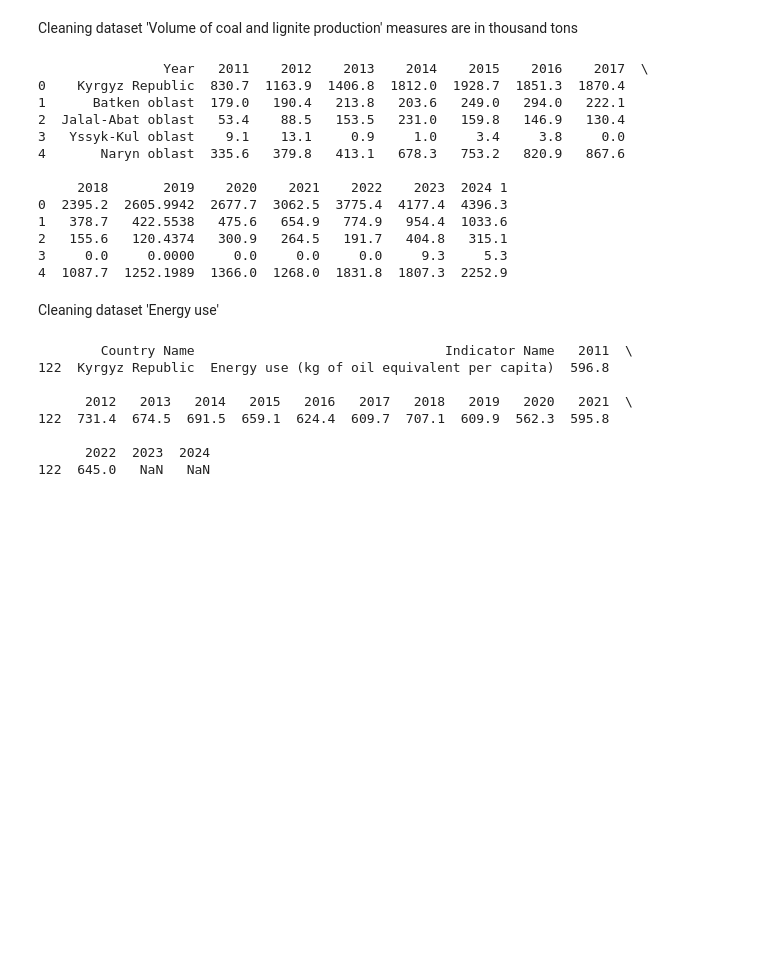
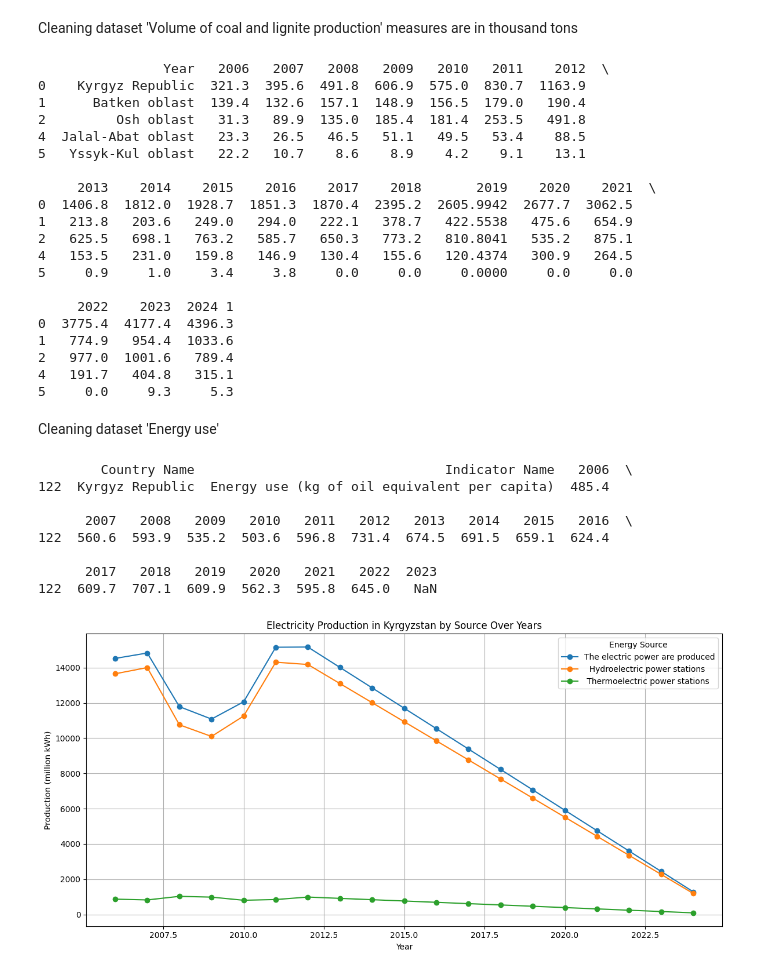
Before and after one commit to NursezimAlieva/Kyrgyz-Republic-Energy, a Jupyter notebook: main.ipynb, the cells around one changed output. Drawn from its saved outputs; the diff is of its cells as text; code cells hidden in the pictures; blank space fills up the shorter version.

Commit message:
visualizing

```diff
--- a/main.ipynb
+++ b/main.ipynb
@@ -35,8 +35,9 @@ print(energyUse.head())
 Cleaning dataset 'Production of electricity'
 measures are in million kilowatt-hours
 # %%
-allEnergy = allEnergy.drop(columns=['Көрсөткүчтөрдүн аталыштары', 'Наименование показателей', 1992, 1993, 1994, 1995, 1996, 1997, 1998, 1999])
+allEnergy = allEnergy.drop(columns=['Көрсөткүчтөрдүн аталыштары', 'Наименование показателей', 1992, 1993, 1994, 1995, 1996, 1997, 1998, 1999, 2000, 2001, 2002, 2003, 2004, 2005])
 allEnergy = allEnergy.rename(columns={'Items': 'Year'})
+allEnergy_T = allEnergy.T
 
-print(allEnergy.head())
+print(allEnergy_T.head())
 # %% [output]
@@ -80,40 +80,66 @@ measures are in thousand tons
 coal = coal.dropna()
 
 #delete columns in russian and kyrgyz language
-coal = coal.drop(columns=['Көрсөткүчтөрдүн аталыштары', 'Наименование показателей', 2006, 2007, 2008, 2009, 2010])
+coal = coal.drop(columns=['Көрсөткүчтөрдүн аталыштары', 'Наименование показателей'])
 coal = coal.rename(columns={'Items': 'Year'})
 coal = coal.replace('-', 0)
+coal_T = coal.T
 
 print(coal.head())
 # %% [output]
-                Year   2011    2012    2013    2014    2015    2016    2017  \
-0    Kyrgyz Republic  830.7  1163.9  1406.8  1812.0  1928.7  1851.3  1870.4
-1      Batken oblast  179.0   190.4   213.8   203.6   249.0   294.0   222.1
-2  Jalal-Abat oblast   53.4    88.5   153.5   231.0   159.8   146.9   130.4
-3   Yssyk-Kul oblast    9.1    13.1     0.9     1.0     3.4     3.8     0.0
-4       Naryn oblast  335.6   379.8   413.1   678.3   753.2   820.9   867.6
+                Year   2006   2007   2008   2009   2010   2011    2012  \
+0    Kyrgyz Republic  321.3  395.6  491.8  606.9  575.0  830.7  1163.9
+1      Batken oblast  139.4  132.6  157.1  148.9  156.5  179.0   190.4
+2         Osh oblast   31.3   89.9  135.0  185.4  181.4  253.5   491.8
+4  Jalal-Abat oblast   23.3   26.5   46.5   51.1   49.5   53.4    88.5
+5   Yssyk-Kul oblast   22.2   10.7    8.6    8.9    4.2    9.1    13.1
 
-     2018       2019    2020    2021    2022    2023  2024 1
-0  2395.2  2605.9942  2677.7  3062.5  3775.4  4177.4  4396.3
-1   378.7   422.5538   475.6   654.9   774.9   954.4  1033.6
-2   155.6   120.4374   300.9   264.5   191.7   404.8   315.1
-3     0.0     0.0000     0.0     0.0     0.0     9.3     5.3
-4  1087.7  1252.1989  1366.0  1268.0  1831.8  1807.3  2252.9
+     2013    2014    2015    2016    2017    2018       2019    2020    2021  \
+0  1406.8  1812.0  1928.7  1851.3  1870.4  2395.2  2605.9942  2677.7  3062.5
+1   213.8   203.6   249.0   294.0   222.1   378.7   422.5538   475.6   654.9
+2   625.5   698.1   763.2   585.7   650.3   773.2   810.8041   535.2   875.1
+4   153.5   231.0   159.8   146.9   130.4   155.6   120.4374   300.9   264.5
+5     0.9     1.0     3.4     3.8     0.0     0.0     0.0000     0.0     0.0
+
+     2022    2023  2024 1
+0  3775.4  4177.4  4396.3
+1   774.9   954.4  1033.6
+2   977.0  1001.6   789.4
+4   191.7   404.8   315.1
+5     0.0     9.3     5.3
 # %% [markdown]
 Cleaning dataset 'Energy use'
 # %%
-energyUse = energyUse.drop(columns=['Indicator Code', 'Country Code', '2006', '2007', '2008', '2009', '2010'])
+energyUse = energyUse.drop(columns=['Indicator Code', 'Country Code'])
 energyUse = energyUse[energyUse['Country Name']=='Kyrgyz Republic']
 energyUse.fillna(energyUse.mean(numeric_only=True), inplace=True)
 energyUse = energyUse.round(1)
 
 print(energyUse.head())
 # %% [output]
-        Country Name                                Indicator Name   2011  \
-122  Kyrgyz Republic  Energy use (kg of oil equivalent per capita)  596.8
+        Country Name                                Indicator Name   2006  \
+122  Kyrgyz Republic  Energy use (kg of oil equivalent per capita)  485.4
 
-      2012   2013   2014   2015   2016   2017   2018   2019   2020   2021  \
-122  731.4  674.5  691.5  659.1  624.4  609.7  707.1  609.9  562.3  595.8
+      2007   2008   2009   2010   2011   2012   2013   2014   2015   2016  \
+122  560.6  593.9  535.2  503.6  596.8  731.4  674.5  691.5  659.1  624.4
 
-      2022  2023  2024
-122  645.0   NaN   NaN
+      2017   2018   2019   2020   2021   2022  2023
+122  609.7  707.1  609.9  562.3  595.8  645.0   NaN
+# %%
+allEnergy = allEnergy.set_index('Year').T
+allEnergy.index.name = 'Year'
+allEnergy.index = allEnergy.index.astype(int)
+
+plt.figure(figsize=(12, 6))
+for column in allEnergy.columns:
+    plt.plot(allEnergy.index, allEnergy[column], marker='o', label=column)
+
+plt.title('Electricity Production in Kyrgyzstan by Source Over Years')
+plt.xlabel('Year')
+plt.ylabel('Production (million kWh)')
+plt.legend(title='Energy Source')
+plt.grid(True)
+plt.tight_layout()
+plt.show()
+# %% [output]
+[figure, added]
```
Also changed, not shown: parts of 5 cells of this notebook, 5 other files.
